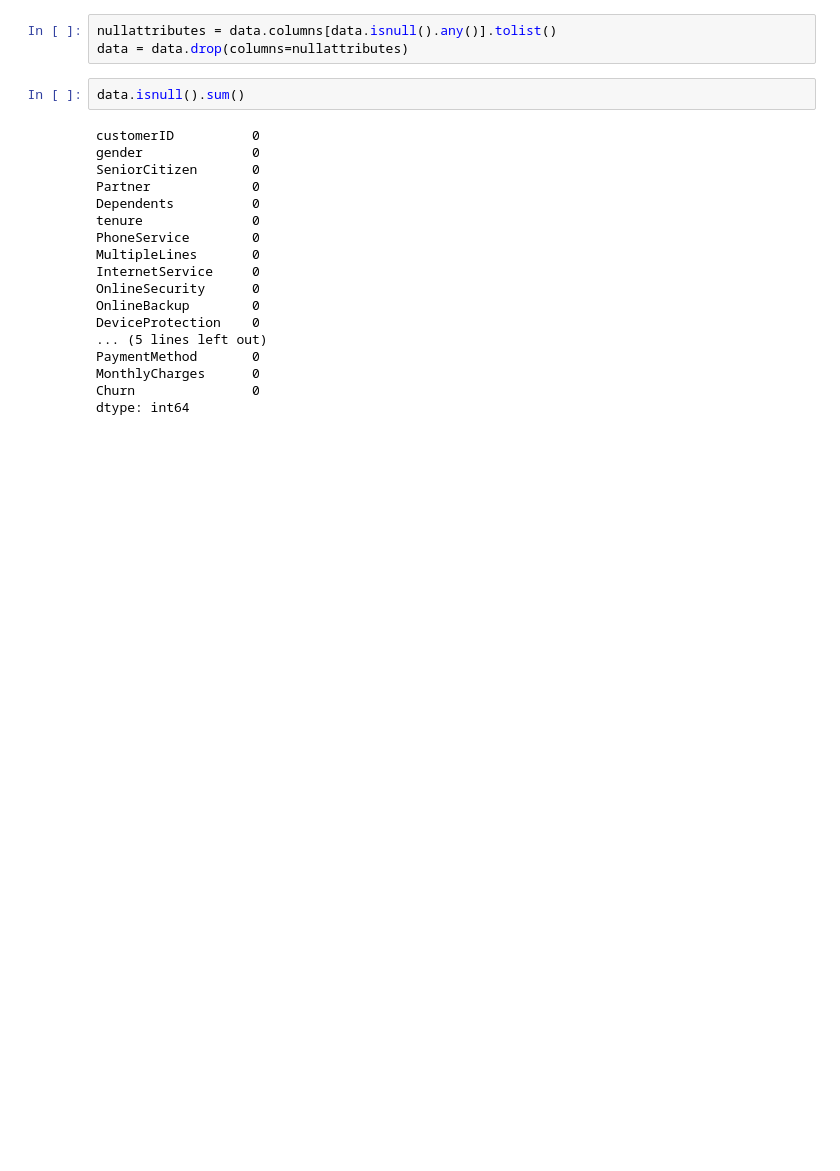
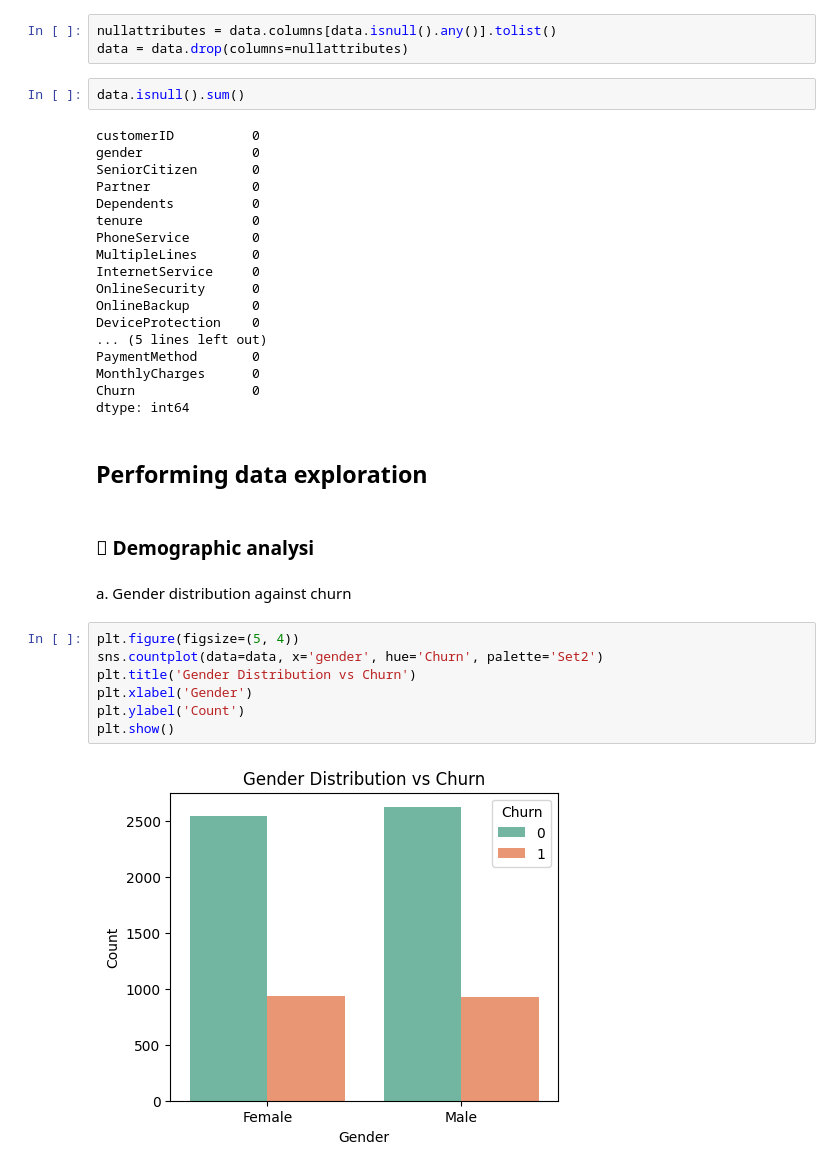
Before and after one commit to Emelyne749/224007670-Computer-intelligency, a Jupyter notebook: lab-1.ipynb, the cells around one changed output. Drawn from its saved outputs; the diff is of its cells as text; blank space fills up the shorter version.

Commit message:
Kaggle Notebook | Lab 1 | Completed all the data analysis

```diff
--- a/lab-1.ipynb
+++ b/lab-1.ipynb
@@ -174,3 +178,18 @@ PaymentMethod       0
 MonthlyCharges      0
 Churn               0
 dtype: int64
+# %% [markdown]
+## Performing data exploration
+# %% [markdown]
+### 	Demographic analysi
+# %% [markdown]
+a. Gender distribution against churn
+# %%
+plt.figure(figsize=(5, 4))
+sns.countplot(data=data, x='gender', hue='Churn', palette='Set2')
+plt.title('Gender Distribution vs Churn')
+plt.xlabel('Gender')
+plt.ylabel('Count')
+plt.show()
+# %% [output]
+[figure, added]
```
Also changed, not shown: parts of 17 cells of this notebook.
